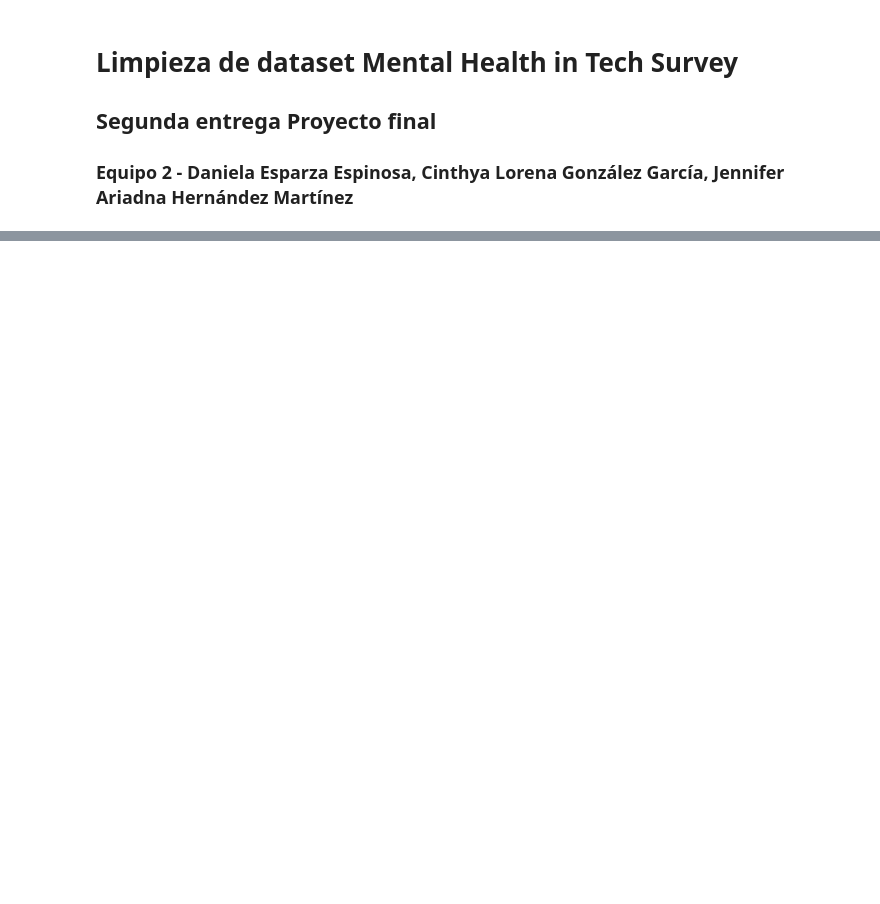
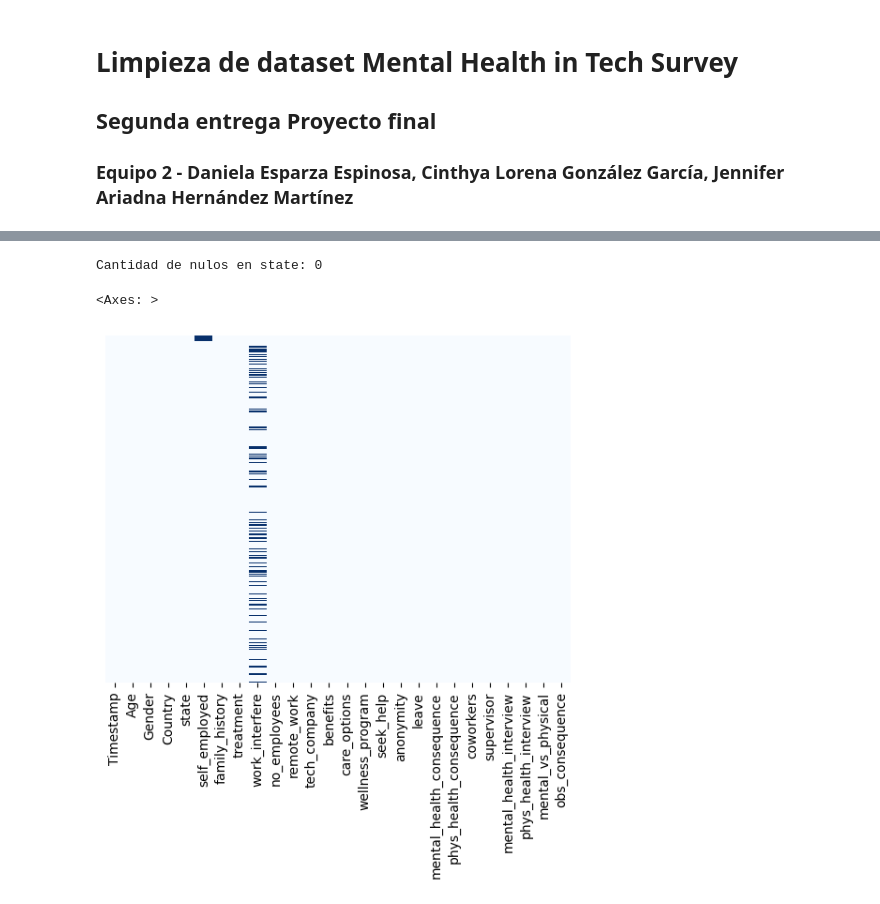
Before and after one commit to desparza13/MentalHealth_ML, a Jupyter notebook: Limpieza Dataset Mental Health - Equipo 2.ipynb, the cells around one changed output, grey strips where cells are left out. Drawn from its saved outputs; the diff is of its cells as text; code cells hidden in the pictures; blank space fills up the shorter version.

```diff
--- a/Limpieza Dataset Mental Health - Equipo 2.ipynb
+++ b/Limpieza Dataset Mental Health - Equipo 2.ipynb
@@ -48,0 +160,19 @@ df
+# %%
+#Podemos eliminar la columna de comentarios
+df.drop(['comments'], axis = 1, inplace = True)
+df
+# %%
+#Podemos observar que los nulos de los estados corresponden a aquellos empleados que no son de los Estados Unidos, por lo que reemplazamos los NaN por 'Not from the US'
+df['state'].fillna('Not from the US', inplace=True)
+
+# Confirmar que ya no haya nulos en 'state'
+null_counts_state = df['state'].isnull().sum()
+print('Cantidad de nulos en state:', null_counts_state)
+# %% [output]
+Cantidad de nulos en state: 0
+# %%
+#Comprobemos otra vez si tenemos datos faltantes de forma gráfica
+sns.heatmap(df.isnull(), yticklabels = False, cbar = False, cmap = "Blues")
+# %% [output]
+<Axes: >
+[figure, added]
```
Also changed, not shown: parts of 13 cells of this notebook.
